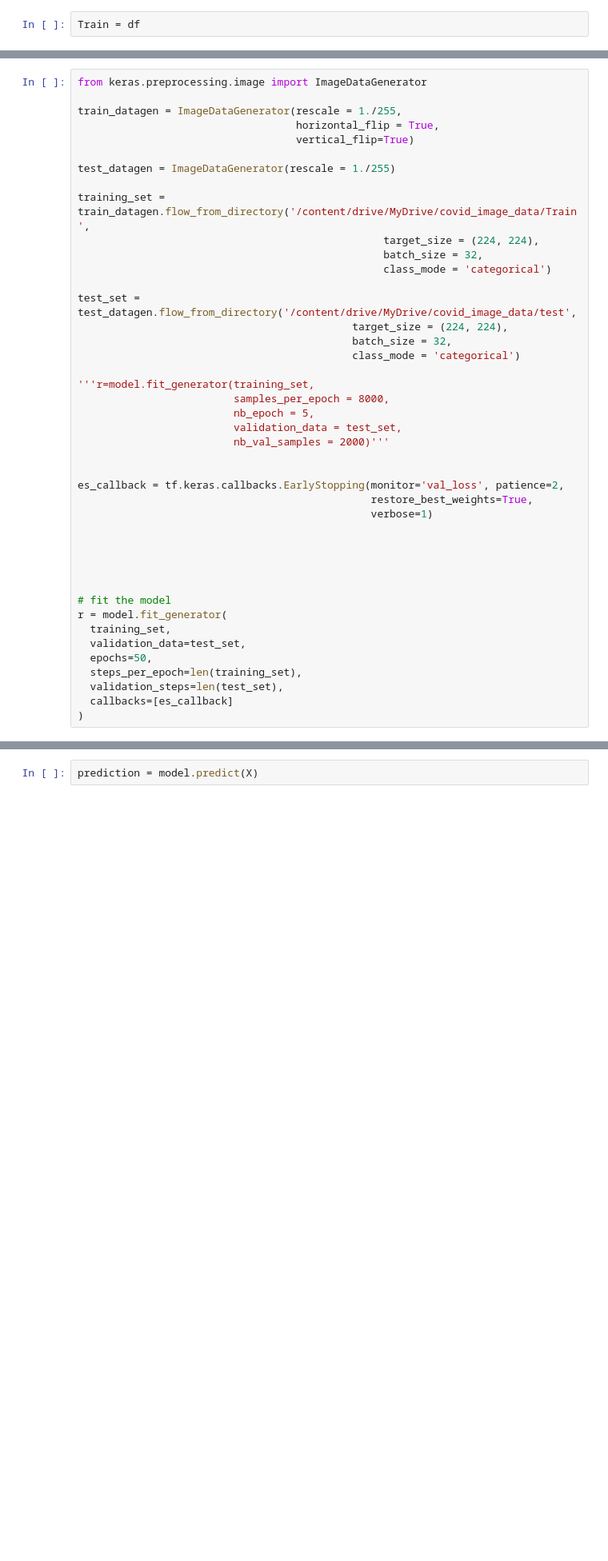
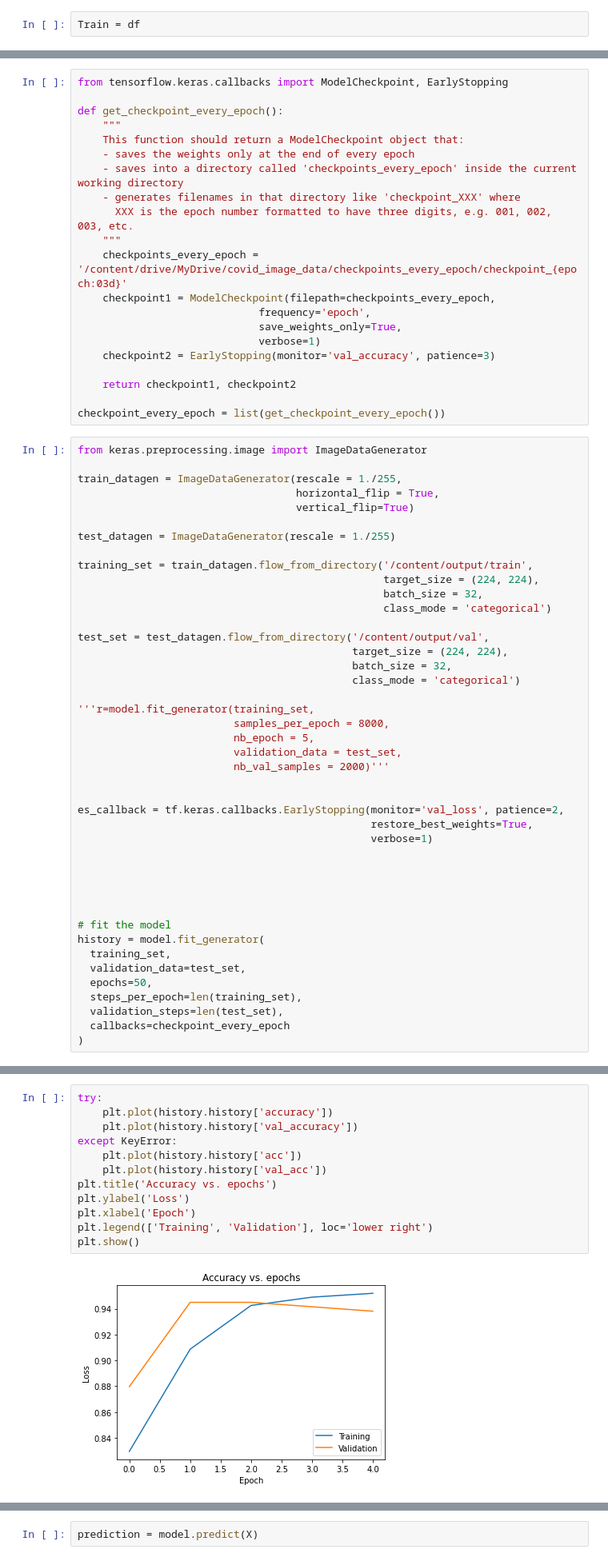
Before and after one commit to bhanuteja2001/COVID-19-XrayDetection, a Jupyter notebook: Model.ipynb, the cells around one changed output, grey strips where cells are left out. Shown at 80% size. Drawn from its saved outputs; the diff is of its cells as text; blank space fills up the shorter version.

```diff
--- a/Model.ipynb
+++ b/Model.ipynb
@@ -112,6 +126,27 @@ Total params: 14,764,866
 Trainable params: 50,178
 Non-trainable params: 14,714,688
 _________________________________________________________________
+# %%
+from tensorflow.keras.callbacks import ModelCheckpoint, EarlyStopping
+
+def get_checkpoint_every_epoch():
+    """
+    This function should return a ModelCheckpoint object that:
+    - saves the weights only at the end of every epoch
+    - saves into a directory called 'checkpoints_every_epoch' inside the current working directory
+    - generates filenames in that directory like 'checkpoint_XXX' where
+      XXX is the epoch number formatted to have three digits, e.g. 001, 002, 003, etc.
+    """
+    checkpoints_every_epoch = '/content/drive/MyDrive/covid_image_data/checkpoints_every_epoch/checkpoint_{epoch:03d}'
+    checkpoint1 = ModelCheckpoint(filepath=checkpoints_every_epoch,
+                             frequency='epoch',
+                             save_weights_only=True,
+                             verbose=1)
+    checkpoint2 = EarlyStopping(monitor='val_accuracy', patience=3)
+
+    return checkpoint1, checkpoint2
+
+checkpoint_every_epoch = list(get_checkpoint_every_epoch())
 # %%
 from keras.preprocessing.image import ImageDataGenerator
 
@@ -121,12 +156,12 @@ train_datagen = ImageDataGenerator(rescale = 1./255,
 
 test_datagen = ImageDataGenerator(rescale = 1./255)
 
-training_set = train_datagen.flow_from_directory('/content/drive/MyDrive/covid_image_data/Train',
+training_set = train_datagen.flow_from_directory('/content/output/train',
                                                  target_size = (224, 224),
                                                  batch_size = 32,
                                                  class_mode = 'categorical')
 
-test_set = test_datagen.flow_from_directory('/content/drive/MyDrive/covid_image_data/test',
+test_set = test_datagen.flow_from_directory('/content/output/val',
                                             target_size = (224, 224),
                                             batch_size = 32,
                                             class_mode = 'categorical')
@@ -147,12 +182,12 @@ es_callback = tf.keras.callbacks.EarlyStopping(monitor='val_loss', patience=2,
 
 
 # fit the model
-r = model.fit_generator(
+history = model.fit_generator(
   training_set,
   validation_data=test_set,
   epochs=50,
   steps_per_epoch=len(training_set),
   validation_steps=len(test_set),
-  callbacks=[es_callback]
+  callbacks=checkpoint_every_epoch
 )
 # %% [output]
@@ -166,0 +211,14 @@ KeyboardInterrupt: ignored
+# %%
+try:
+    plt.plot(history.history['accuracy'])
+    plt.plot(history.history['val_accuracy'])
+except KeyError:
+    plt.plot(history.history['acc'])
+    plt.plot(history.history['val_acc'])
+plt.title('Accuracy vs. epochs')
+plt.ylabel('Loss')
+plt.xlabel('Epoch')
+plt.legend(['Training', 'Validation'], loc='lower right')
+plt.show()
+# %% [output]
+[figure, added]
```
Also changed, not shown: parts of 11 cells of this notebook.
